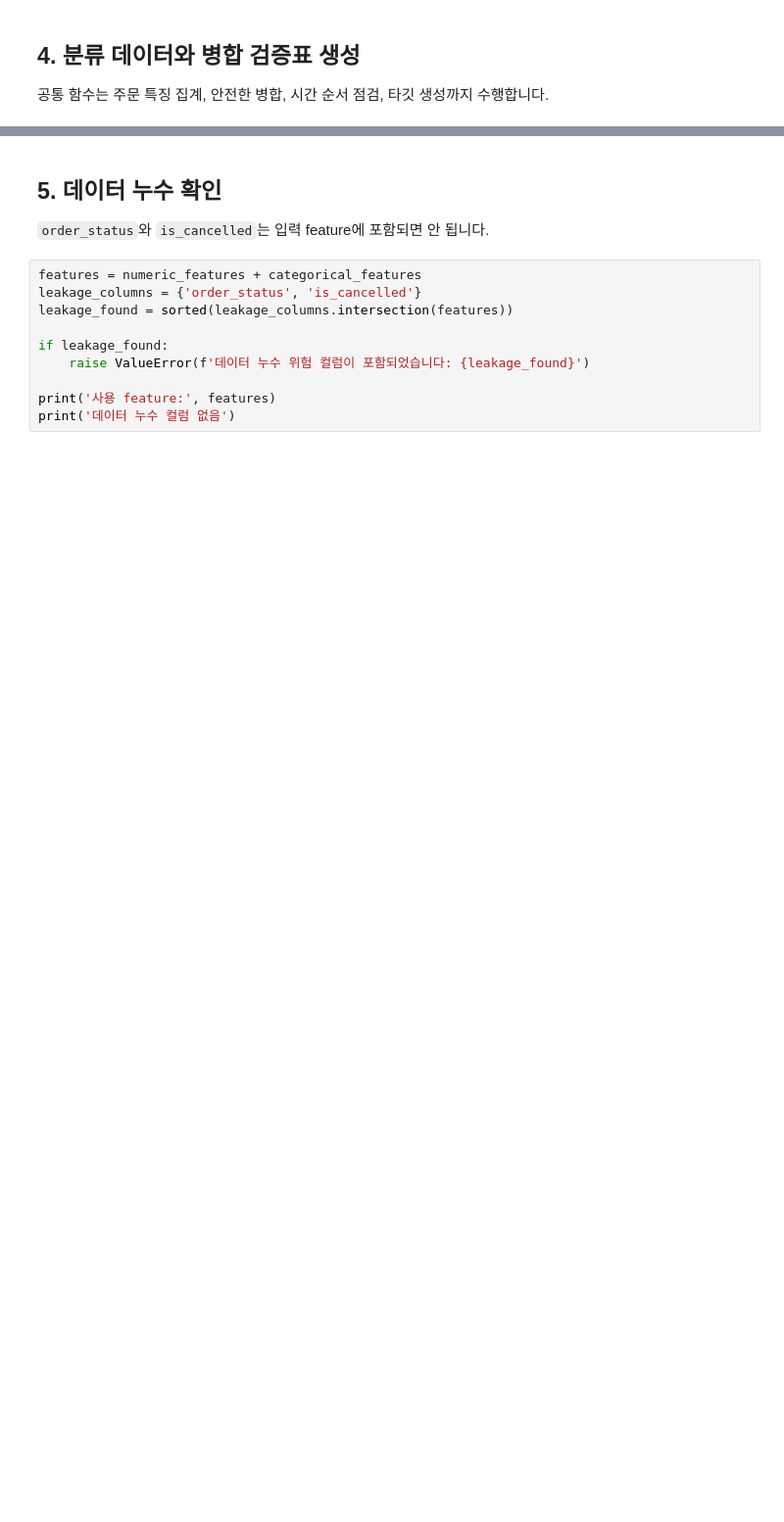
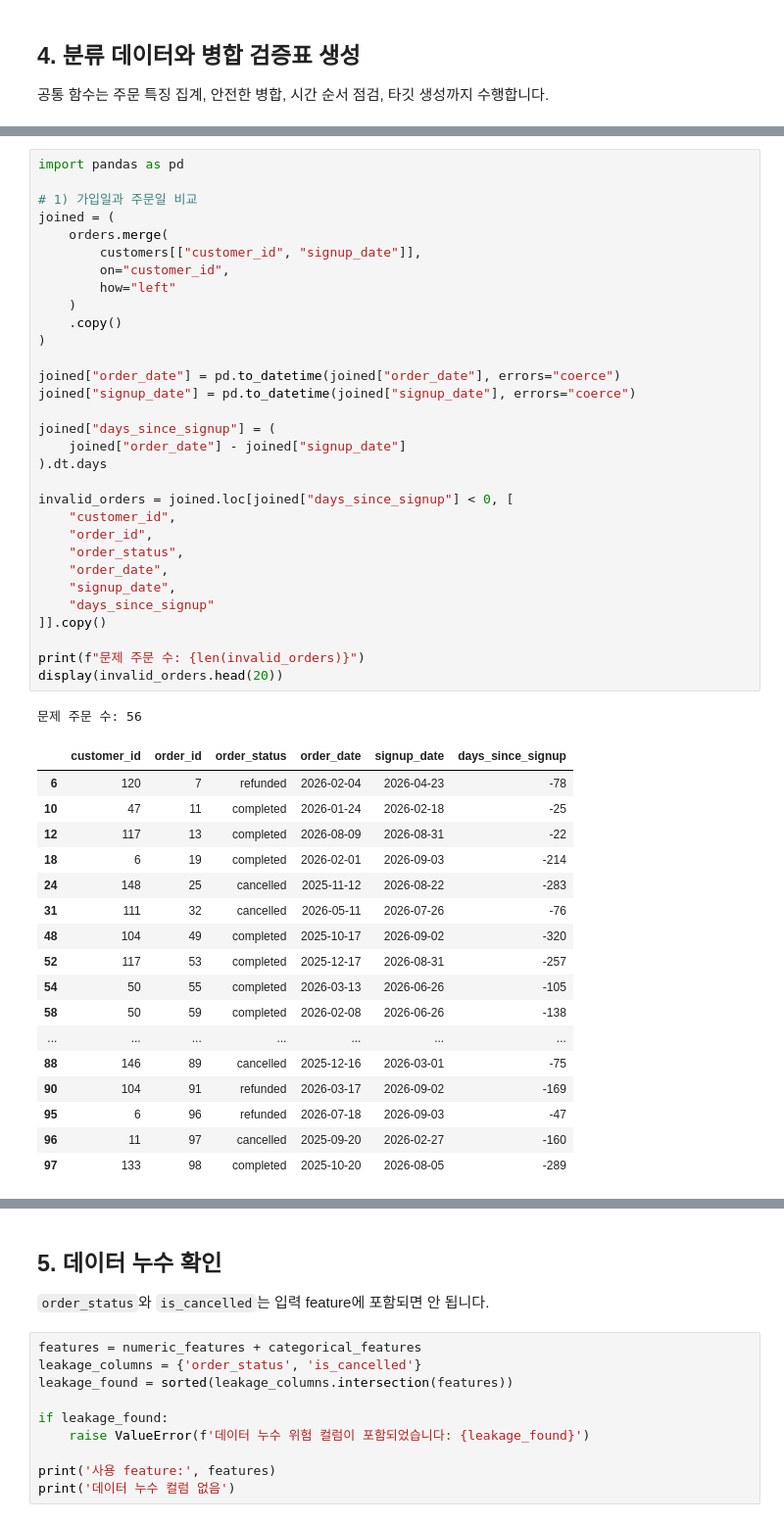
Before and after one commit to Chloe-Hyebin-Kim/llm-data-analysis-course, a Jupyter notebook: practice/chapter10/chapter10.ipynb, the cells around one changed output, grey strips where cells are left out. Shown at 98% size. Cells and saved outputs as stored; diff of their text form; blank space fills up the shorter version.

```diff
--- a/practice/chapter10/chapter10.ipynb
+++ b/practice/chapter10/chapter10.ipynb
@@ -121,0 +260,50 @@ display(data_quality_checks)
+# %%
+import pandas as pd
+
+# 1) 가입일과 주문일 비교
+joined = (
+    orders.merge(
+        customers[["customer_id", "signup_date"]],
+        on="customer_id",
+        how="left"
+    )
+    .copy()
+)
+
+joined["order_date"] = pd.to_datetime(joined["order_date"], errors="coerce")
+joined["signup_date"] = pd.to_datetime(joined["signup_date"], errors="coerce")
+
+joined["days_since_signup"] = (
+    joined["order_date"] - joined["signup_date"]
+).dt.days
+
+invalid_orders = joined.loc[joined["days_since_signup"] < 0, [
+    "customer_id",
+    "order_id",
+    "order_status",
+    "order_date",
+    "signup_date",
+    "days_since_signup"
+]].copy()
+
+print(f"문제 주문 수: {len(invalid_orders)}")
+display(invalid_orders.head(20))
+# %% [output]
+문제 주문 수: 56
+|  | customer_id | order_id | order_status | order_date | signup_date | days_since_signup |
+| 6 | 120 | 7 | refunded | 2026-02-04 | 2026-04-23 | -78 |
+| 10 | 47 | 11 | completed | 2026-01-24 | 2026-02-18 | -25 |
+| 12 | 117 | 13 | completed | 2026-08-09 | 2026-08-31 | -22 |
+| 18 | 6 | 19 | completed | 2026-02-01 | 2026-09-03 | -214 |
+| 24 | 148 | 25 | cancelled | 2025-11-12 | 2026-08-22 | -283 |
+| 31 | 111 | 32 | cancelled | 2026-05-11 | 2026-07-26 | -76 |
+| 48 | 104 | 49 | completed | 2025-10-17 | 2026-09-02 | -320 |
+| 52 | 117 | 53 | completed | 2025-12-17 | 2026-08-31 | -257 |
+| 54 | 50 | 55 | completed | 2026-03-13 | 2026-06-26 | -105 |
+| 58 | 50 | 59 | completed | 2026-02-08 | 2026-06-26 | -138 |
+| ... | ... | ... | ... | ... | ... | ... |
+| 88 | 146 | 89 | cancelled | 2025-12-16 | 2026-03-01 | -75 |
+| 90 | 104 | 91 | refunded | 2026-03-17 | 2026-09-02 | -169 |
+| 95 | 6 | 96 | refunded | 2026-07-18 | 2026-09-03 | -47 |
+| 96 | 11 | 97 | cancelled | 2025-09-20 | 2026-02-27 | -160 |
+| 97 | 133 | 98 | completed | 2025-10-20 | 2026-08-05 | -289 |
```
Also changed, not shown: parts of 18 cells of this notebook.
